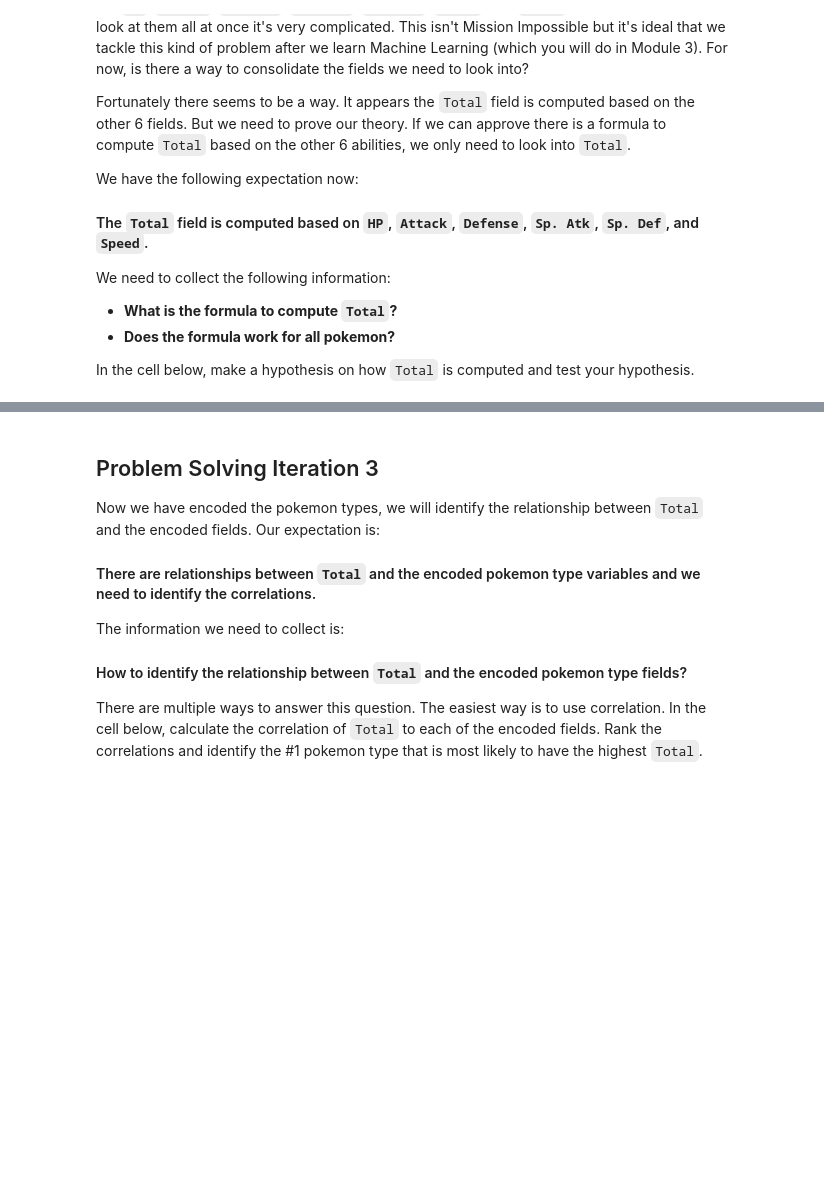
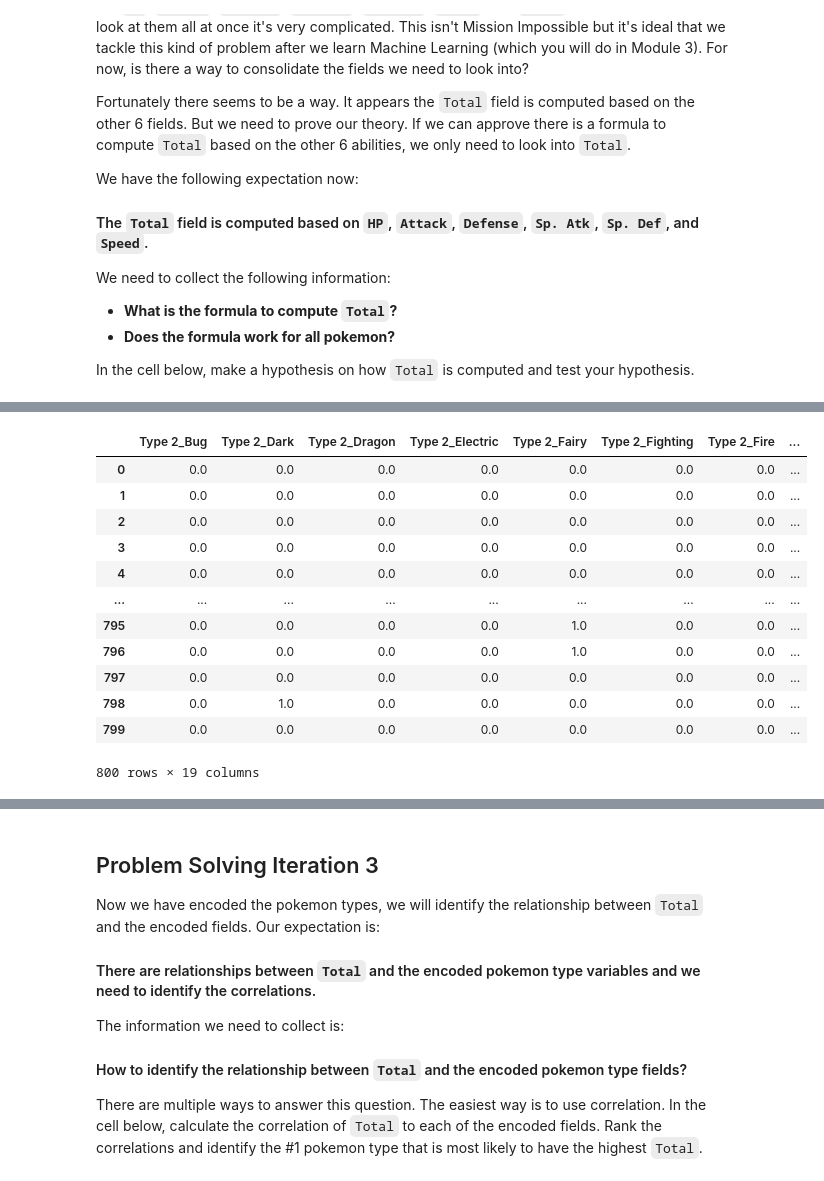
Before and after one commit to fer-nandes13/lab-dataframe-calculations, a Jupyter notebook: your-code/challenge-2.ipynb, the cells around one changed output, grey strips where cells are left out. Saved outputs shown, nothing was run; the diff lists cells and outputs as text; code cells hidden in the pictures; blank space fills up the shorter version.

```diff
--- a/your-code/challenge-2.ipynb
+++ b/your-code/challenge-2.ipynb
@@ -187,0 +282,26 @@ onehot_encoded.head(10)
+# %%
+type2 = pokemon[['Type 2']]
+
+# Create and fit the OneHotEncoder
+encoder = OneHotEncoder(sparse=False)
+type2_encoded = encoder.fit_transform(type2)
+
+# Create a DataFrame with the encoded features and column names
+type2_encoded_df = pd.DataFrame(type2_encoded, columns=encoder.get_feature_names_out(['Type 2']))
+
+# Display the encoded DataFrame
+type2_encoded_df
+# %% [output]
+|  | Type 2_Bug | Type 2_Dark | Type 2_Dragon | Type 2_Electric | Type 2_Fairy | Type 2_Fighting | Type 2_Fire | ... |
+| 0 | 0.0 | 0.0 | 0.0 | 0.0 | 0.0 | 0.0 | 0.0 | ... |
+| 1 | 0.0 | 0.0 | 0.0 | 0.0 | 0.0 | 0.0 | 0.0 | ... |
+| 2 | 0.0 | 0.0 | 0.0 | 0.0 | 0.0 | 0.0 | 0.0 | ... |
+| 3 | 0.0 | 0.0 | 0.0 | 0.0 | 0.0 | 0.0 | 0.0 | ... |
+| 4 | 0.0 | 0.0 | 0.0 | 0.0 | 0.0 | 0.0 | 0.0 | ... |
+| ... | ... | ... | ... | ... | ... | ... | ... | ... |
+| 795 | 0.0 | 0.0 | 0.0 | 0.0 | 1.0 | 0.0 | 0.0 | ... |
+| 796 | 0.0 | 0.0 | 0.0 | 0.0 | 1.0 | 0.0 | 0.0 | ... |
+| 797 | 0.0 | 0.0 | 0.0 | 0.0 | 0.0 | 0.0 | 0.0 | ... |
+| 798 | 0.0 | 1.0 | 0.0 | 0.0 | 0.0 | 0.0 | 0.0 | ... |
+| 799 | 0.0 | 0.0 | 0.0 | 0.0 | 0.0 | 0.0 | 0.0 | ... |
+800 rows × 19 columns
```
Also changed, not shown: parts of 22 cells of this notebook.
